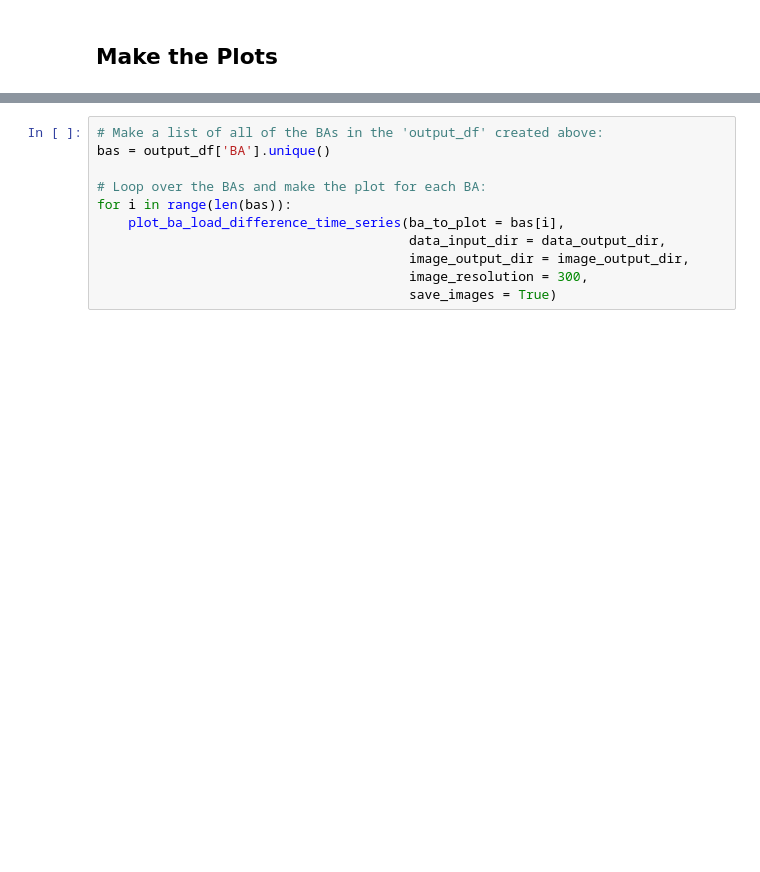
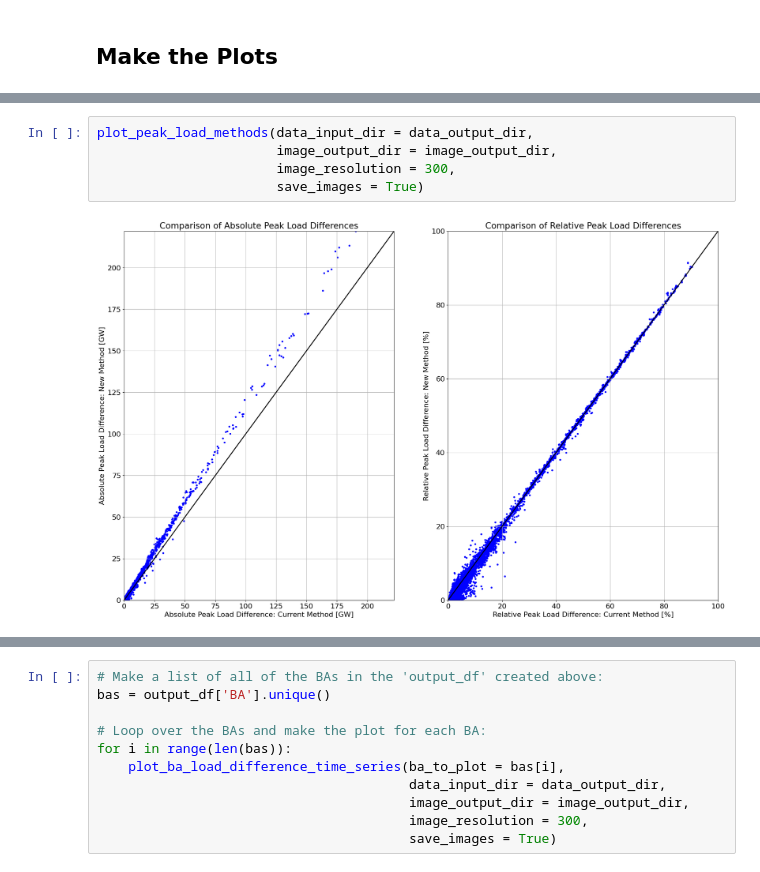
Before and after one commit to IMMM-SFA/burleyson-etal_2024_applied_energy, a Jupyter notebook: notebooks/ba_divergence_analysis.ipynb, the cells around one changed output, grey strips where cells are left out. Drawn from its saved outputs; the diff is of its cells as text; blank space fills up the shorter version.

```diff
--- a/notebooks/ba_divergence_analysis.ipynb
+++ b/notebooks/ba_divergence_analysis.ipynb
@@ -129,3 +206,10 @@ output_df
+# %%
+plot_peak_load_methods(data_input_dir = data_output_dir,
+                       image_output_dir = image_output_dir,
+                       image_resolution = 300,
+                       save_images = True)
+# %% [output]
+[figure, added]
 # %%
 # Define a function to plot the time series for a single BA:
 def plot_ba_load_difference_time_series(ba_to_plot: str, data_input_dir: str, image_output_dir: str, image_resolution: int, save_images=False):
```
Also changed, not shown: parts of 7 cells of this notebook, 58 other files.
